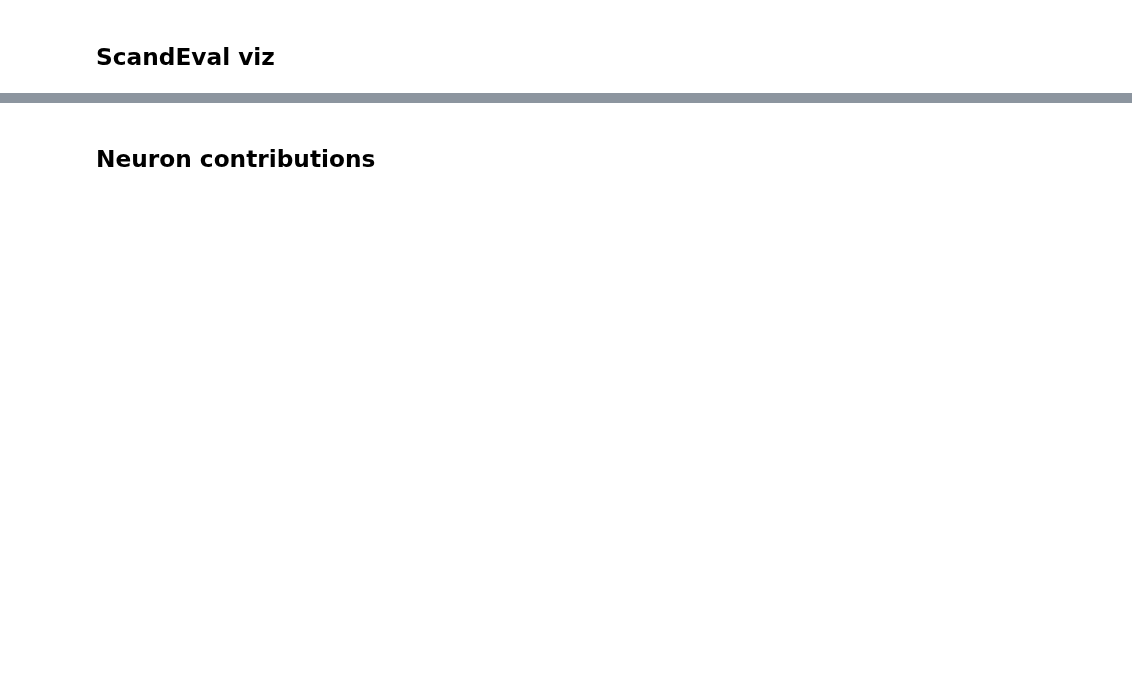
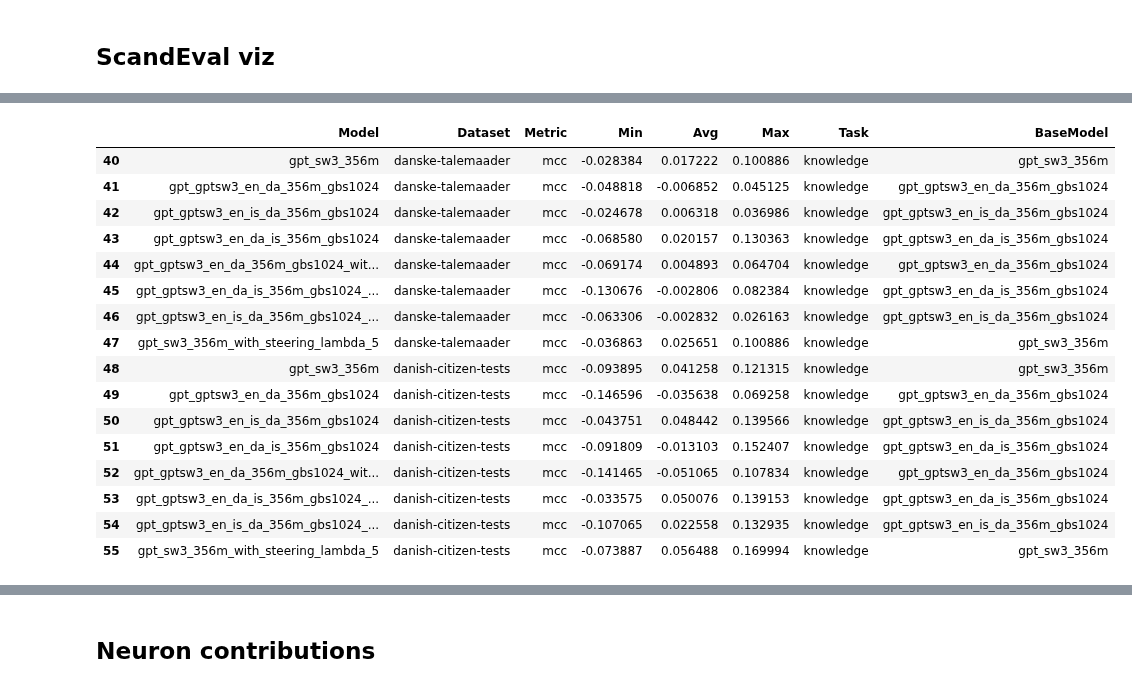
Before and after one commit to MartinKirkegaardDK/KDS_MI, a Jupyter notebook: main.ipynb, the cells around one changed output, grey strips where cells are left out. Saved outputs shown, nothing was run; the diff lists cells and outputs as text; code cells hidden in the pictures; blank space fills up the shorter version.

```diff
--- a/main.ipynb
+++ b/main.ipynb
@@ -265,0 +237,20 @@ hellaswag-da gpt_gptsw3_en_is_da_356m_gbs1024_with_steering
+# %%
+df[df.Task == "knowledge"]
+# %% [output]
+|  | Model | Dataset | Metric | Min | Avg | Max | Task | BaseModel |
+| 40 | gpt_sw3_356m | danske-talemaader | mcc | -0.028384 | 0.017222 | 0.100886 | knowledge | gpt_sw3_356m |
+| 41 | gpt_gptsw3_en_da_356m_gbs1024 | danske-talemaader | mcc | -0.048818 | -0.006852 | 0.045125 | knowledge | gpt_gptsw3_en_da_356m_gbs1024 |
+| 42 | gpt_gptsw3_en_is_da_356m_gbs1024 | danske-talemaader | mcc | -0.024678 | 0.006318 | 0.036986 | knowledge | gpt_gptsw3_en_is_da_356m_gbs1024 |
+| 43 | gpt_gptsw3_en_da_is_356m_gbs1024 | danske-talemaader | mcc | -0.068580 | 0.020157 | 0.130363 | knowledge | gpt_gptsw3_en_da_is_356m_gbs1024 |
+| 44 | gpt_gptsw3_en_da_356m_gbs1024_wit... | danske-talemaader | mcc | -0.069174 | 0.004893 | 0.064704 | knowledge | gpt_gptsw3_en_da_356m_gbs1024 |
+| 45 | gpt_gptsw3_en_da_is_356m_gbs1024_... | danske-talemaader | mcc | -0.130676 | -0.002806 | 0.082384 | knowledge | gpt_gptsw3_en_da_is_356m_gbs1024 |
+| 46 | gpt_gptsw3_en_is_da_356m_gbs1024_... | danske-talemaader | mcc | -0.063306 | -0.002832 | 0.026163 | knowledge | gpt_gptsw3_en_is_da_356m_gbs1024 |
+| 47 | gpt_sw3_356m_with_steering_lambda_5 | danske-talemaader | mcc | -0.036863 | 0.025651 | 0.100886 | knowledge | gpt_sw3_356m |
+| 48 | gpt_sw3_356m | danish-citizen-tests | mcc | -0.093895 | 0.041258 | 0.121315 | knowledge | gpt_sw3_356m |
+| 49 | gpt_gptsw3_en_da_356m_gbs1024 | danish-citizen-tests | mcc | -0.146596 | -0.035638 | 0.069258 | knowledge | gpt_gptsw3_en_da_356m_gbs1024 |
+| 50 | gpt_gptsw3_en_is_da_356m_gbs1024 | danish-citizen-tests | mcc | -0.043751 | 0.048442 | 0.139566 | knowledge | gpt_gptsw3_en_is_da_356m_gbs1024 |
+| 51 | gpt_gptsw3_en_da_is_356m_gbs1024 | danish-citizen-tests | mcc | -0.091809 | -0.013103 | 0.152407 | knowledge | gpt_gptsw3_en_da_is_356m_gbs1024 |
+| 52 | gpt_gptsw3_en_da_356m_gbs1024_wit... | danish-citizen-tests | mcc | -0.141465 | -0.051065 | 0.107834 | knowledge | gpt_gptsw3_en_da_356m_gbs1024 |
+| 53 | gpt_gptsw3_en_da_is_356m_gbs1024_... | danish-citizen-tests | mcc | -0.033575 | 0.050076 | 0.139153 | knowledge | gpt_gptsw3_en_da_is_356m_gbs1024 |
+| 54 | gpt_gptsw3_en_is_da_356m_gbs1024_... | danish-citizen-tests | mcc | -0.107065 | 0.022558 | 0.132935 | knowledge | gpt_gptsw3_en_is_da_356m_gbs1024 |
+| 55 | gpt_sw3_356m_with_steering_lambda_5 | danish-citizen-tests | mcc | -0.073887 | 0.056488 | 0.169994 | knowledge | gpt_sw3_356m |
```
Also changed, not shown: parts of 6 cells of this notebook, 10 other files.
